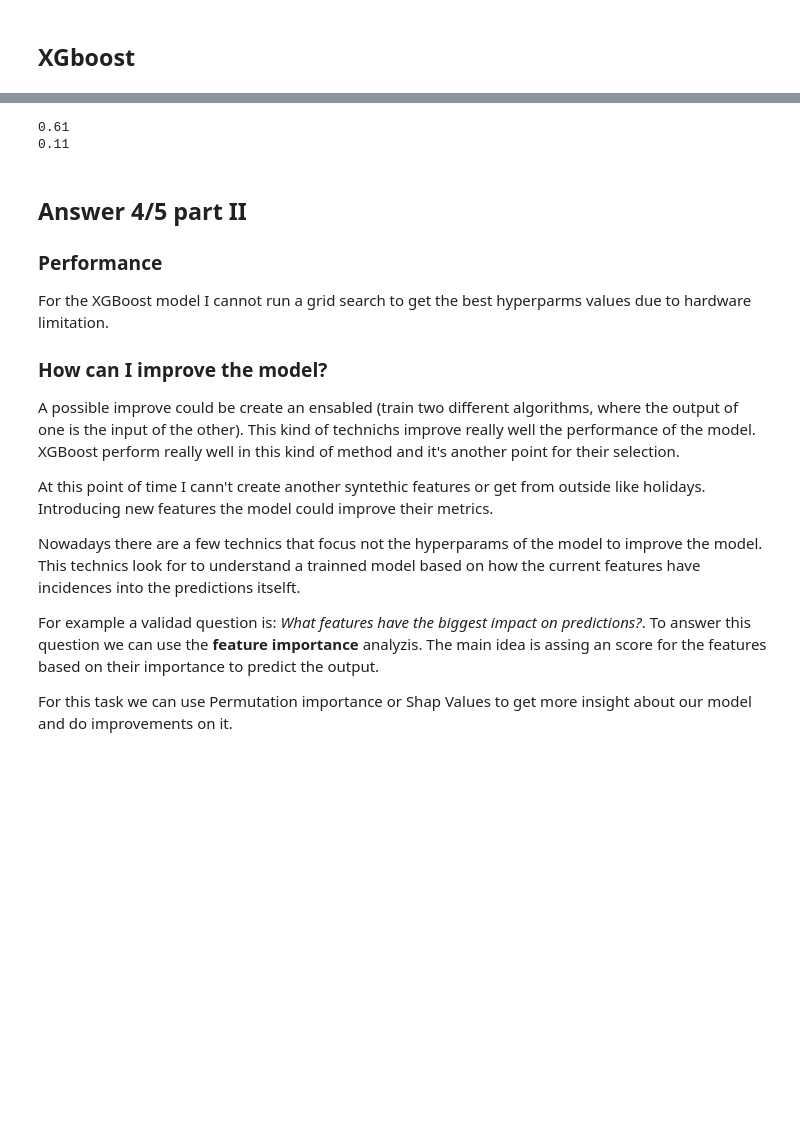
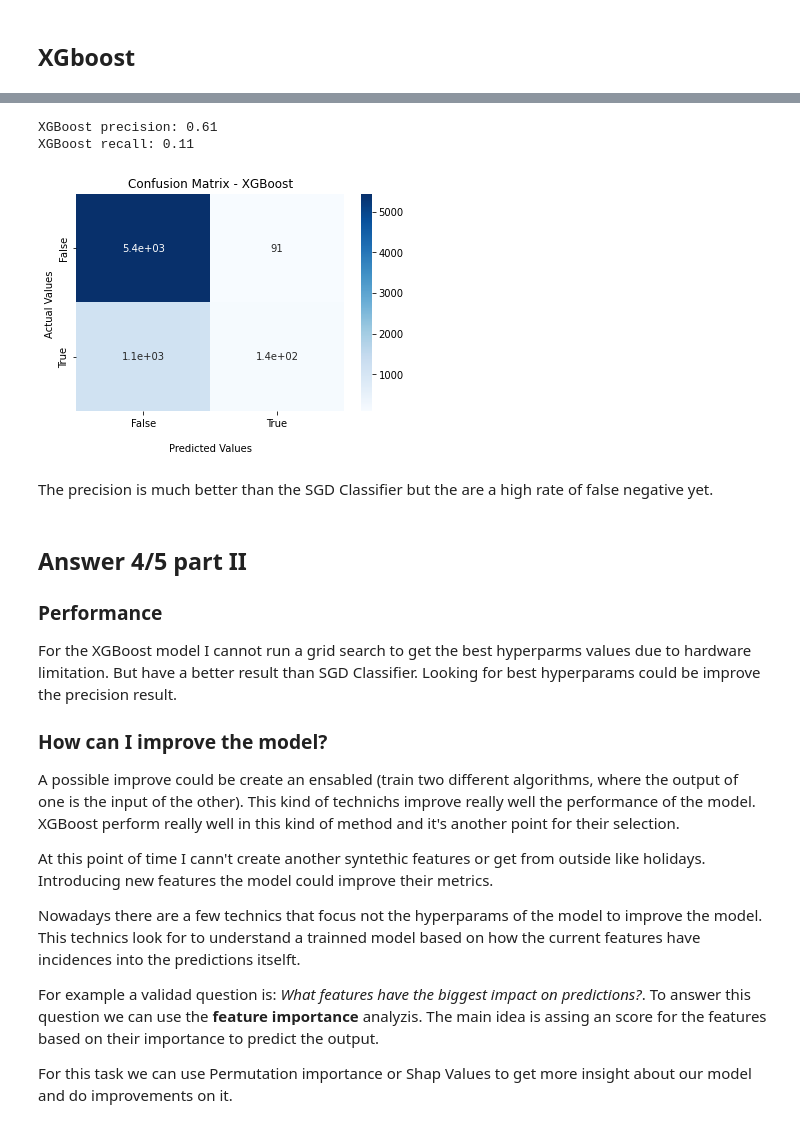
Before and after one commit to nestornav/ml_airplane_delay, a Jupyter notebook: solution.ipynb, the cells around one changed output, grey strips where cells are left out. Cells and saved outputs as stored; diff of their text form; code cells hidden in the pictures; blank space fills up the shorter version.

Commit message:
xboost confusion matrix conclusions

```diff
--- a/solution.ipynb
+++ b/solution.ipynb
@@ -496,19 +495,34 @@ XGBClassifier(base_score=0.5, booster='gbtree', colsample_bylevel=1,
               tree_method='exact', validate_parameters=1, verbosity=None)
 # %%
 result=xg_boost.predict_proba(X_test)
-y_pred = xg_boost.predict(X_test)
+y_pred_xgb = xg_boost.predict(X_test)
 # %%
-print(round(precision_score(y_test,y_pred),2))
-print(round(recall_score(y_test,y_pred),2))
+print(f'XGBoost precision: {round(precision_score(y_test,y_pred_xgb),2)}')
+print(f'XGBoost recall: {round(recall_score(y_test,y_pred_xgb),2)}')
 # %% [output]
-0.61
-0.11
+XGBoost precision: 0.61
+XGBoost recall: 0.11
+# %%
+cf_matrix = confusion_matrix(y_test, y_pred_xgb)
+ax = seaborn.heatmap(cf_matrix, annot=True, cmap='Blues')
+
+ax.set_title('Confusion Matrix - XGBoost');
+ax.set_xlabel('\nPredicted Values')
+ax.set_ylabel('Actual Values ');
+
+ax.xaxis.set_ticklabels(['False','True'])
+ax.yaxis.set_ticklabels(['False','True'])
+plt.show()
+# %% [output]
+[figure, added]
+# %% [markdown]
+The precision is much better than the SGD Classifier but the are a high rate of false negative yet.
 # %% [markdown]
 ## Answer 4/5 part II
 
 ### Performance
 
-For the XGBoost model I cannot run a grid search to get the best hyperparms values due to hardware limitation.
+For the XGBoost model I cannot run a grid search to get the best hyperparms values due to hardware limitation. But have a better result than SGD Classifier. Looking for best hyperparams could be improve the precision result.
 
 ### How can I improve the model?
 
```
Also changed, not shown: parts of 12 cells of this notebook.
